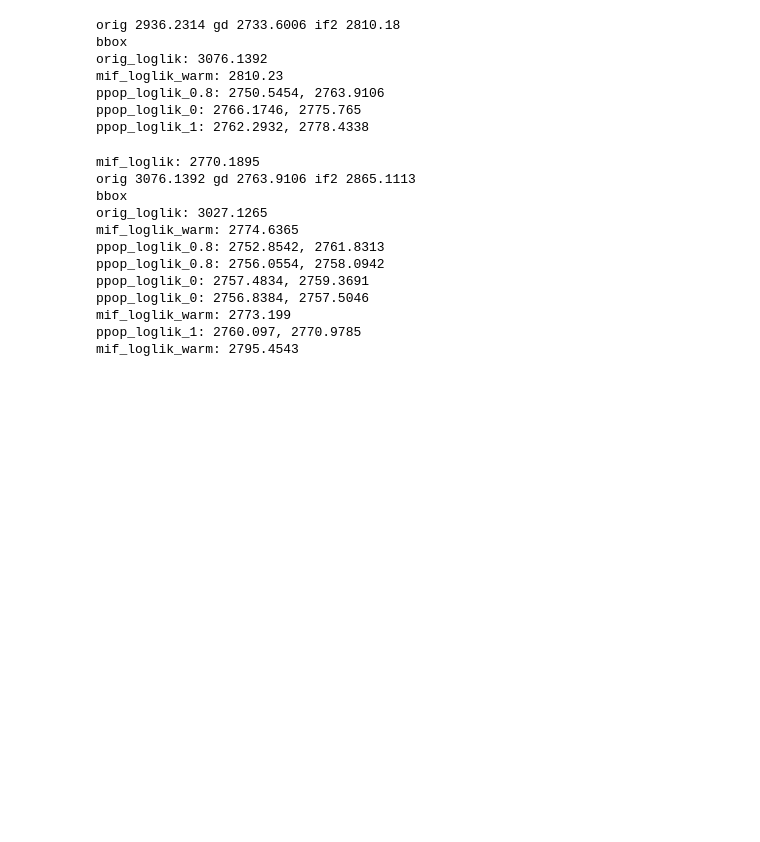
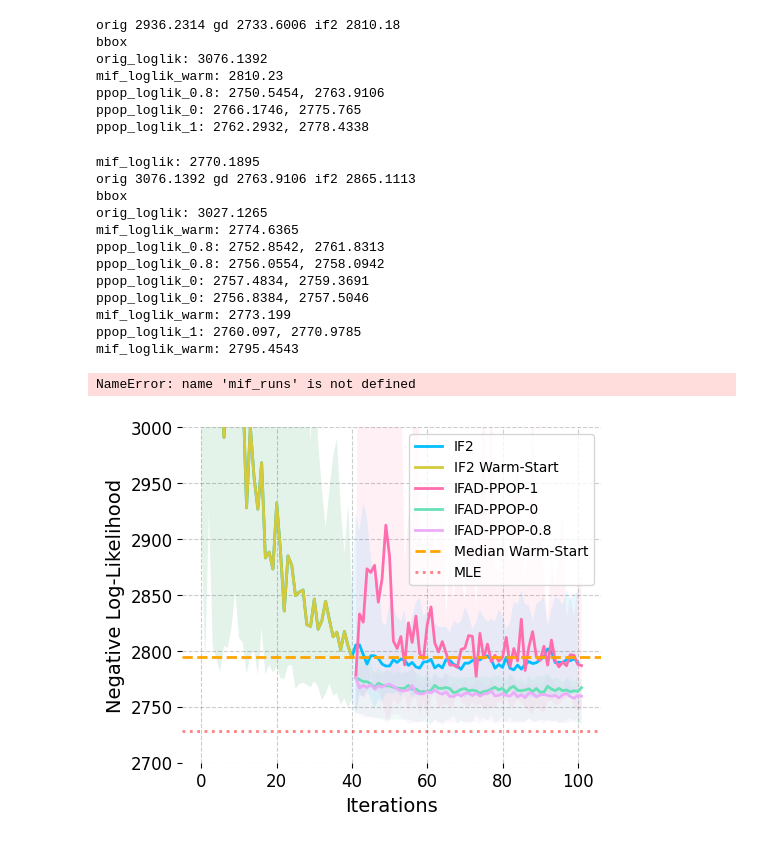
Before and after one commit to hetankevin/diffPomp, a Jupyter notebook: haiti/haiti.ipynb, the cells around one changed output. Cells and saved outputs as stored; diff of their text form; code cells hidden in the pictures; blank space fills up the shorter version.

Commit message:
update plots

```diff
--- a/haiti/haiti.ipynb
+++ b/haiti/haiti.ipynb
@@ -508,5 +513,75 @@ ppop_loglik_0: 2756.8384, 2757.5046
 mif_loglik_warm: 2773.199
 ppop_loglik_1: 2760.097, 2770.9785
 mif_loglik_warm: 2795.4543
+# %%
+files = ['-0']
+pref = '-08ppop-constantlr-0point01'
+mif_logliks_trials = np.vstack([np.load('../outs/ppop/mif_logliks_trials'+pref+file+'.npy')
+                               for file in files])[:100]
+
+mif_logliks_warm_trials = np.vstack([np.load('../outs/ppop/mif_logliks_warm_trials'+pref+file+'.npy')
+                               for file in files])[:100]
+
+gd_logliks_trials = np.vstack([np.load('../outs/ppop/gd_logliks_trials'+pref+file+'.npy')
+                               for file in files])[:100]
+
+gd_logliks_ppop_trials = np.vstack([np.load('../outs/ppop/gd_logliks_ppop_trials'+pref+file+'.npy')
+                               for file in files])[:100]
+
+gd_logliks_pf_trials = np.vstack([np.load('../outs/ppop/gd_logliks_pf_trials'+pref+file+'.npy')
+                               for file in files])[:100]
 # %%
-np.array(mif_logliks_trials).shape
+mif_runs[quantiles[1]].plot(label='IF2', linestyle='solid')
+mif_warm_runs[quantiles[1]].plot(label='IF2 Warm-Start', linestyle='solid')
+gd_runs[quantiles[1]].plot(label='IFAD-1')
+gd_pf_runs[quantiles[1]].plot(label='IFAD-0')
+gd_ppop_runs[quantiles[1]].plot(label='IFAD-0.8')
+# %% [output]
+NameError: name 'mif_runs' is not defined
+# %%
+#IF2 0.95
+quantiles = [0,0.5,0.8]
+mif_runs = pd.DataFrame(mif_logliks_trials).quantile(quantiles).T.astype(float)
+mif_warm_runs = pd.DataFrame(mif_logliks_warm_trials).quantile(quantiles).T.astype(float)
+gd_runs = pd.DataFrame(gd_logliks_trials).quantile(quantiles).T.astype(float)
+gd_ppop_runs = pd.DataFrame(gd_logliks_ppop_trials).quantile(quantiles).T.astype(float)
+gd_pf_runs = pd.DataFrame(gd_logliks_pf_trials).quantile(quantiles).T.astype(float)
+gd_runs.index += 41
+gd_pf_runs.index += 41
+gd_ppop_runs.index += 41
+
+plt.figure(figsize=(5,4))
+
+mif_runs[quantiles[1]].plot(label='IF2', linestyle='solid')
+mif_warm_runs[quantiles[1]].plot(label='IF2 Warm-Start', linestyle='solid')
+gd_runs[quantiles[1]].plot(label='IFAD-PPOP-1')
+gd_pf_runs[quantiles[1]].plot(label='IFAD-PPOP-0')
+gd_ppop_runs[quantiles[1]].plot(label='IFAD-PPOP-0.8')
+
+plt.fill_between(mif_runs.index,
+                 mif_runs[quantiles[0]],
+                mif_runs[quantiles[2]], alpha=0.1)
+plt.fill_between(mif_warm_runs.index,
+                 mif_warm_runs[quantiles[0]],
+                mif_warm_runs[quantiles[2]], alpha=0.1)
+plt.fill_between(gd_runs.index,
+                 gd_runs[quantiles[0]],
+                gd_runs[quantiles[2]], alpha=0.1)
+plt.fill_between(gd_runs.index,
+                 gd_pf_runs[quantiles[0]],
+                gd_pf_runs[quantiles[2]], alpha=0.1)
+plt.fill_between(gd_runs.index,
+                 gd_ppop_runs[quantiles[0]],
+                gd_ppop_runs[quantiles[2]], alpha=0.1)
+plt.axhline(np.median(np.array(mif_logliks_warm_trials), 0)[-1],
+            linestyle='dashed', color='orange', alpha=1, label='Median Warm-Start')
+plt.axhline(2728.1, linestyle='dotted', color='red', alpha=0.5, label='MLE')
+plt.legend()
+plt.ylim(2700,3000)
+plt.tight_layout()
+plt.xlabel('Iterations')
+plt.ylabel('Negative Log-Likelihood')
+#plt.title('Optimization Progress of IFAD and IF2')
+plt.savefig('../imgs/haiti/optim.png', bbox_inches='tight')
+# %% [output]
+[figure, added]
```
Also changed, not shown: parts of 16 cells of this notebook, 30 other files.
